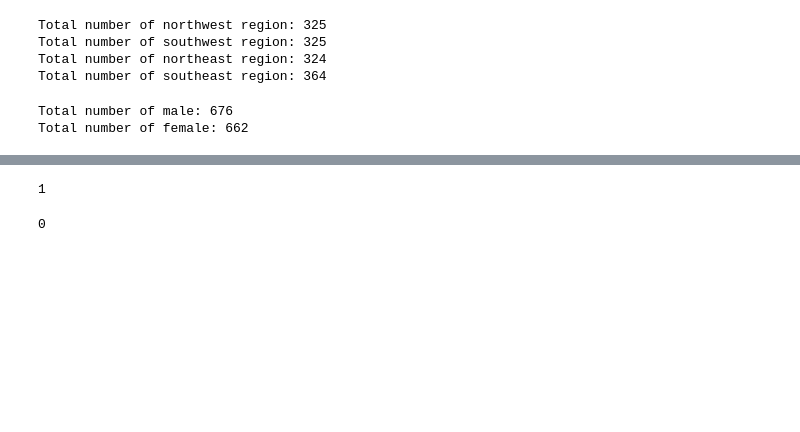
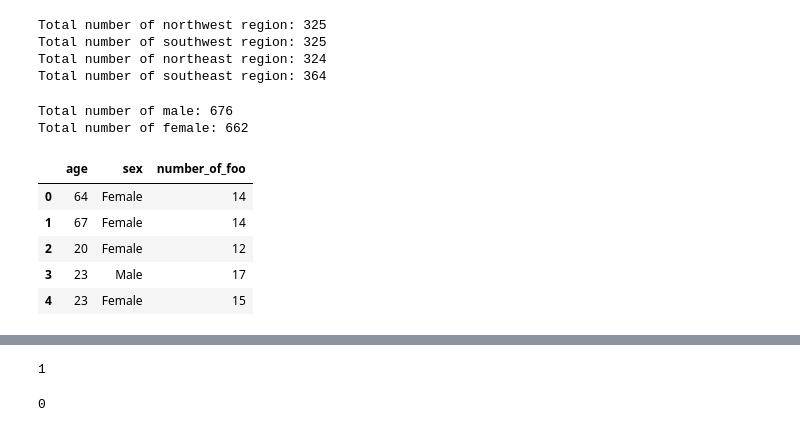
Before and after one commit to 96Chethana/Medical_Expenses_Prediction, a Jupyter notebook: Medical_Expenses_Prediction.ipynb, the cells around one changed output, grey strips where cells are left out. Drawn from its saved outputs; the diff is of its cells as text; code cells hidden in the pictures; blank space fills up the shorter version.

```diff
--- a/Medical_Expenses_Prediction.ipynb
+++ b/Medical_Expenses_Prediction.ipynb
@@ -78,3 +78,16 @@ print('Total number of female:', data['sex'].value_counts()['female'])
 # %% [output]
 Total number of male: 676
 Total number of female: 662
+# %%
+np.random.seed(0)
+data = pd.DataFrame({'age': np.random.randint(20, 70, 100),
+                   'sex': np.random.choice(['Male', 'Female'], 100),
+                   'number_of_foo': np.random.randint(1, 20, 100)})
+data.head()
+# %% [output]
+|  | age | sex | number_of_foo |
+| 0 | 64 | Female | 14 |
+| 1 | 67 | Female | 14 |
+| 2 | 20 | Female | 12 |
+| 3 | 23 | Male | 17 |
+| 4 | 23 | Female | 15 |
```
Also changed, not shown: parts of 4 cells of this notebook.
